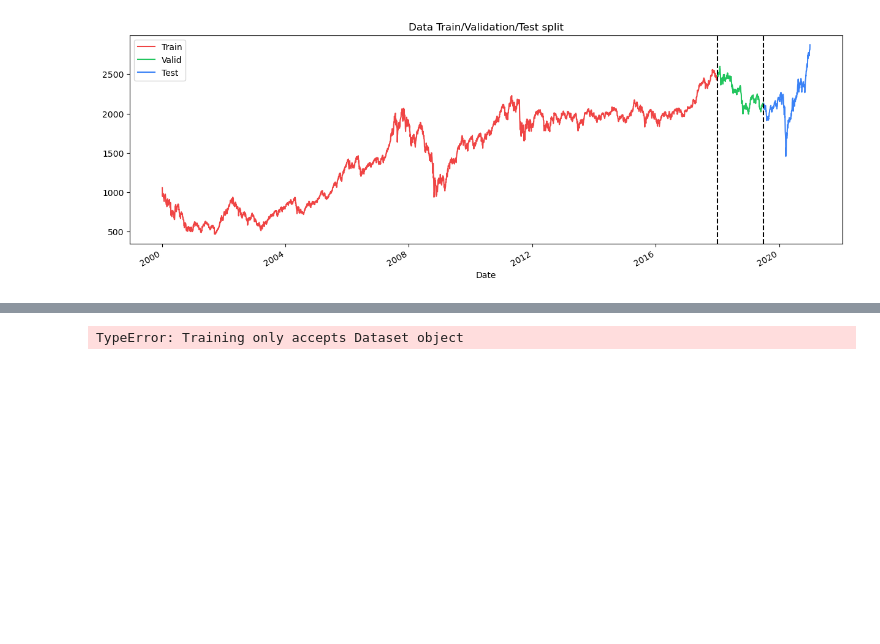
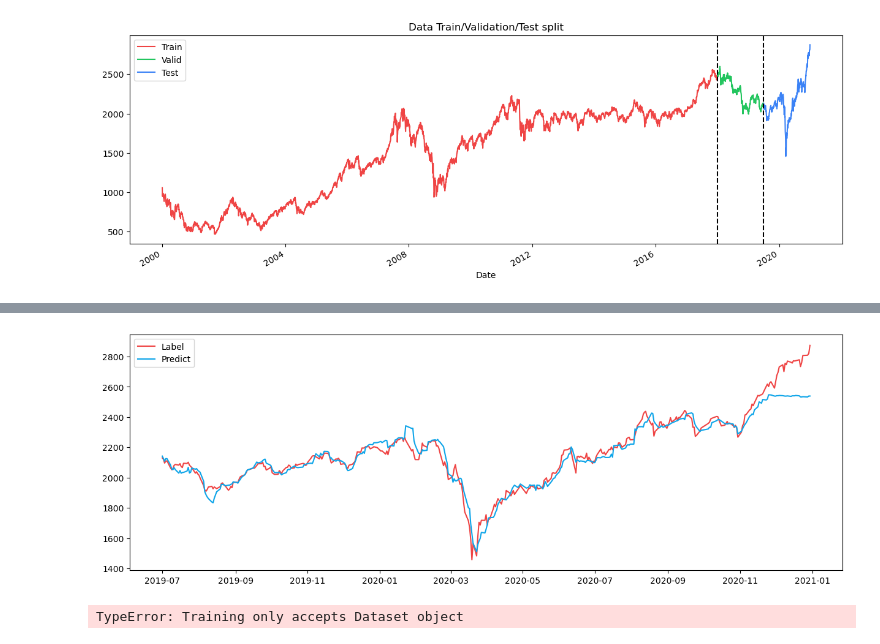
Before and after one commit to Thinline20/AI-Final, a Jupyter notebook: projects/lib/Preprocess.ipynb, the cells around one changed output, grey strips where cells are left out. Cells and saved outputs as stored; diff of their text form; code cells hidden in the pictures; blank space fills up the shorter version.

```diff
--- a/projects/lib/Preprocess.ipynb
+++ b/projects/lib/Preprocess.ipynb
@@ -192,21 +211,17 @@ lgb_test = lgb.Dataset(X_test, label=y_test)
 # %%
 param = {
-    "force_col_wise": True,
+    "force_col_wise": "true",
     "objective": "regression",
     "boosting": "gbdt",
     "learning_rate": 0.1,
-    # "num_iterations": [100, 200, 300, 400],
-    # "learning_rate": [0.01, 0.03, 0.06, 0.1],
     "num_leaves": 144,
     "tree_learner": "serial",
     "device_type": "cpu",
     "seed": 100,
     "max_depth": 16,
-    # "max_depth": [10, 12, 14, 16],
     "metric": "l2",
+    "verbose": 0
 }
 
-num_round = 50
-
-model = lgb.train(param, lgb_train, 1000, lgb_test, callbacks=[lgb.log_evaluation(100), lgb.early_stopping(10)])
+model = lgb.train(param, lgb_train, 1000, lgb_valid, callbacks=[lgb.early_stopping(100)])
 # %% [output]
@@ -230,2 +244,0 @@ Early stopping, best iteration is:
-# %%
-model.fit(lgb_train, lgb_test, verbose=False)
@@ -233,0 +245,3 @@ ValueError: Supported target types are: ('binary', 'multiclass'). Got 'continuou
+# %%
+predict_train = model.predict(X_train)
+predict_test = model.predict(X_test)
@@ -233,0 +257,6 @@ ValueError: Supported target types are: ('binary', 'multiclass'). Got 'continuou
+# %%
+final_result = pd.concat([y_test.reset_index(drop=True), pd.DataFrame(predict_test)], axis=1)
+final_result.columns = ['Label', 'Predict']
+final_result.index = y_test.index
+
+final_result
@@ -234,3 +278,12 @@ ValueError: Supported target types are: ('binary', 'multiclass'). Got 'continuou
+# %%
+plt.plot(final_result["Label"], color=color_pal[0], label="Label")
+plt.plot(final_result["Predict"], color=color_pal[9], label="Predict")
+plt.legend()
+
+fig = plt.gcf()
+fig.set_size_inches(15, 5, forward=True)
+# %% [output]
+[figure, added]
 # %%
 def lgb_train(train_data, test_data, train_valid="", seed=100):
     param = {
```
Also changed, not shown: parts of 10 cells of this notebook.
